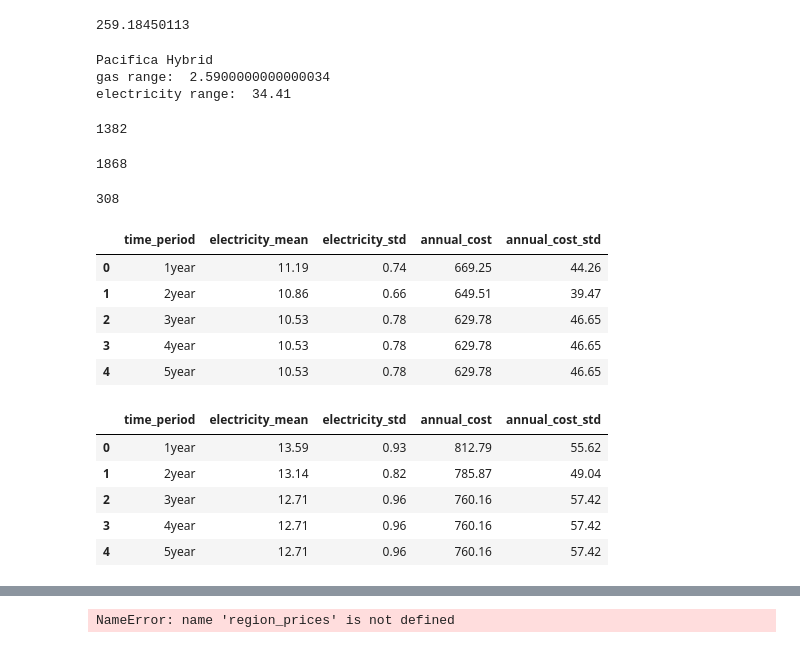
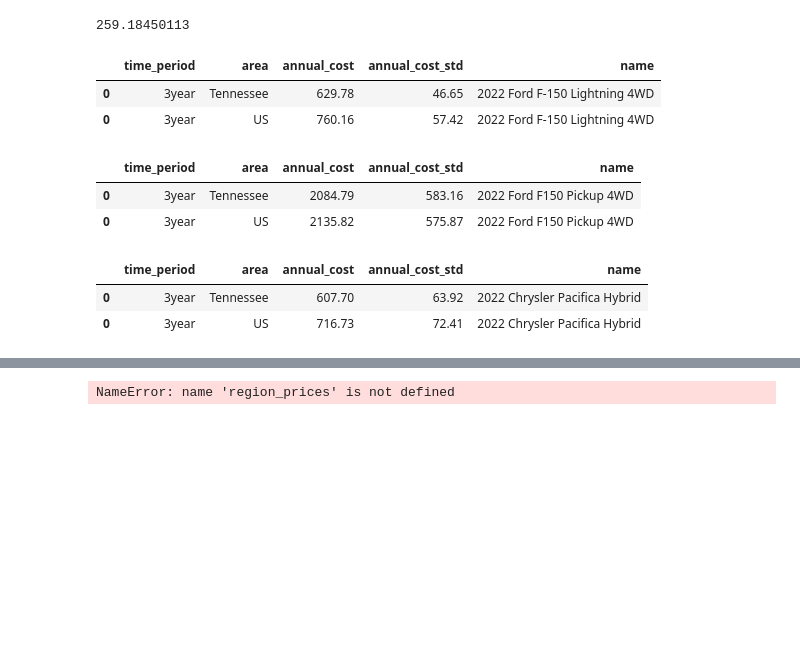
Before and after one commit to richardbradshaw/cars_dash, a Jupyter notebook: Dash_analysis.ipynb, the cells around one changed output, grey strips where cells are left out. Drawn from its saved outputs; the diff is of its cells as text; code cells hidden in the pictures; blank space fills up the shorter version.

```diff
--- a/Dash_analysis.ipynb
+++ b/Dash_analysis.ipynb
@@ -242,7 +242,7 @@ def get_region(state):
             return region
 # %%
 # Add column of full state name to electricity_prices and state_co2
-electricity_prices['stateDescription'] = electricity_prices['State'].map(states)
+electricity_prices['state_name'] = electricity_prices['State'].map(states)
 state_co2['state_name'] = state_co2['state'].map(states)
 # %%
 electricity_prices.tail()
@@ -392,7 +392,7 @@ elif fuel_type == 'Diesel':
     us_car_fuel_prices = diesel[diesel['area-name'] == 'U.S.']
     us_car_fuel_prices = us_car_fuel_prices.sort_values(by='period')
 else:
-    region_car_fuel_prices = electricity_prices[electricity_prices['stateDescription'] == state_in]
+    region_car_fuel_prices = electricity_prices[electricity_prices['state_name'] == state_in]
     region_car_fuel_prices = region_car_fuel_prices.sort_values(by='period')
     us_car_fuel_prices = us_elec.sort_values(by='period')
 
@@ -515,6 +535,8 @@ state_co2[state_co2['state_name'] == 'Tennessee']['co2_g/kWh'].iloc[0]
 259.18450113
 # %%
 def fuel_costs(car_in, state_in):
+
+    car_name = str(car_in['year']) + ' ' + car_in['make'] + ' ' + car_in['model']
 
     fuel_type = car_in['fuelType1']
 
@@ -540,20 +562,19 @@ def fuel_costs(car_in, state_in):
         us_car_fuel_prices = diesel[diesel['area-name'] == 'U.S.']
         us_car_fuel_prices = us_car_fuel_prices.sort_values(by='period')
     else:
-        region_car_fuel_prices = electricity_prices[electricity_prices['stateDescription'] == state_in]
+        region_car_fuel_prices = electricity_prices[electricity_prices['state_name'] == state_in]
         region_car_fuel_prices = region_car_fuel_prices.sort_values(by='period')
         us_car_fuel_prices = us_elec.sort_values(by='period')
 
-    region_car_electric_prices = electricity_prices[electricity_prices['stateDescription'] == state_in]
+    region_car_electric_prices = electricity_prices[electricity_prices['state_name'] == state_in]
     region_car_electric_prices = region_car_electric_prices.sort_values(by='period')
     us_car_electric_prices = us_elec.sort_values(by='period')
+
 
     # Average fuel prices for the last few years
     region_car_fuel_prices_averages = price_averages(region_car_electric_prices, region_car_fuel_prices, fuel_type)
     us_car_fuel_prices_averages = price_averages(us_car_electric_prices, us_car_fuel_prices, fuel_type)
 
-
-    print(car_in['model'])
 
     if car_in['fuelType1'] == 'Electricity':
 
@@ -620,9 +641,6 @@ def fuel_costs(car_in, state_in):
             # gas usage if batteries are never depleted
             daily_gas_usage = 0
 
-        print('gas range: ', gas_range)
-        print('electricity range: ', effective_range)
-
         # region fuel prices and standard deviations
         region_car_fuel_prices_averages['annual_cost'] = round(((daily_electricity_usage *
                                                                  region_car_fuel_prices_averages['electricity_mean'] /
@@ -674,22 +692,21 @@ def fuel_costs(car_in, state_in):
         car_co2_state = car_co2_tailpipe
         car_co2_US = car_co2_tailpipe
 
-    return region_car_fuel_prices_averages, us_car_fuel_prices_averages, car_co2_state, car_co2_US, car_co2_tailpipe
+    region_car_fuel_prices_averages['area'] = state_in
+    us_car_fuel_prices_averages['area'] = 'US'
+
+    region_car_fuel_prices_averages['name'] = car_name
+    us_car_fuel_prices_averages['name'] = car_name
+
+    fuel_prices_averages = pd.concat([region_car_fuel_prices_averages, us_car_fuel_prices_averages])
+    fuel_prices_averages = fuel_prices_averages[['time_period', 'area', 'annual_cost', 'annual_cost_std',
+                                                'name']]
+
+
+#     return region_car_fuel_prices_averages, us_car_fuel_prices_averages, car_co2_state, car_co2_US, car_co2_tailpipe
+    return fuel_prices_averages, car_co2_state, car_co2_US, car_co2_tailpipe, car_name
 # %%
-region_prices, us_prices, car_co2_state, car_co2_US, car_co2_tailpipe = fuel_costs(car3, 'Tennessee')
+# region_prices, us_prices, car_co2_state, car_co2_US, car_co2_tailpipe = fuel_costs(car3, 'Tennessee')
+car1_costs, car1_co2_state, car1_co2_US, car1_co2_tailpipe, car1_name = fuel_costs(car1, 'Tennessee')
+car2_costs, car2_co2_state, car2_co2_US, car2_co2_tailpipe, car2_name = fuel_costs(car2, 'Tennessee')
+car3_costs, car3_co2_state, car3_co2_US, car3_co2_tailpipe, car3_name = fuel_costs(car3, 'Tennessee')
-# %% [output]
-Pacifica Hybrid
-gas range:  2.5900000000000034
-electricity range:  34.41
-# %%
-car_co2_state
-# %% [output]
-1382
-# %%
-car_co2_US
-# %% [output]
-1868
-# %%
-car_co2_tailpipe
-# %% [output]
-308
@@ -696,18 +718,18 @@ car_co2_tailpipe
 # %%
-region_prices
+car1_costs
 # %% [output]
-|  | time_period | electricity_mean | electricity_std | annual_cost | annual_cost_std |
-| 0 | 1year | 11.19 | 0.74 | 669.25 | 44.26 |
-| 1 | 2year | 10.86 | 0.66 | 649.51 | 39.47 |
-| 2 | 3year | 10.53 | 0.78 | 629.78 | 46.65 |
-| 3 | 4year | 10.53 | 0.78 | 629.78 | 46.65 |
-| 4 | 5year | 10.53 | 0.78 | 629.78 | 46.65 |
+|  | time_period | area | annual_cost | annual_cost_std | name |
+| 0 | 3year | Tennessee | 629.78 | 46.65 | 2022 Ford F-150 Lightning 4WD |
+| 0 | 3year | US | 760.16 | 57.42 | 2022 Ford F-150 Lightning 4WD |
 # %%
-us_prices
+car2_costs
 # %% [output]
-|  | time_period | electricity_mean | electricity_std | annual_cost | annual_cost_std |
-| 0 | 1year | 13.59 | 0.93 | 812.79 | 55.62 |
-| 1 | 2year | 13.14 | 0.82 | 785.87 | 49.04 |
-| 2 | 3year | 12.71 | 0.96 | 760.16 | 57.42 |
-| 3 | 4year | 12.71 | 0.96 | 760.16 | 57.42 |
-| 4 | 5year | 12.71 | 0.96 | 760.16 | 57.42 |
+|  | time_period | area | annual_cost | annual_cost_std | name |
+| 0 | 3year | Tennessee | 2084.79 | 583.16 | 2022 Ford F150 Pickup 4WD |
+| 0 | 3year | US | 2135.82 | 575.87 | 2022 Ford F150 Pickup 4WD |
+# %%
+car3_costs
+# %% [output]
+|  | time_period | area | annual_cost | annual_cost_std | name |
+| 0 | 3year | Tennessee | 607.70 | 63.92 | 2022 Chrysler Pacifica Hybrid |
+| 0 | 3year | US | 716.73 | 72.41 | 2022 Chrysler Pacifica Hybrid |
```
Also changed, not shown: parts of 12 cells of this notebook, 1 other file.
